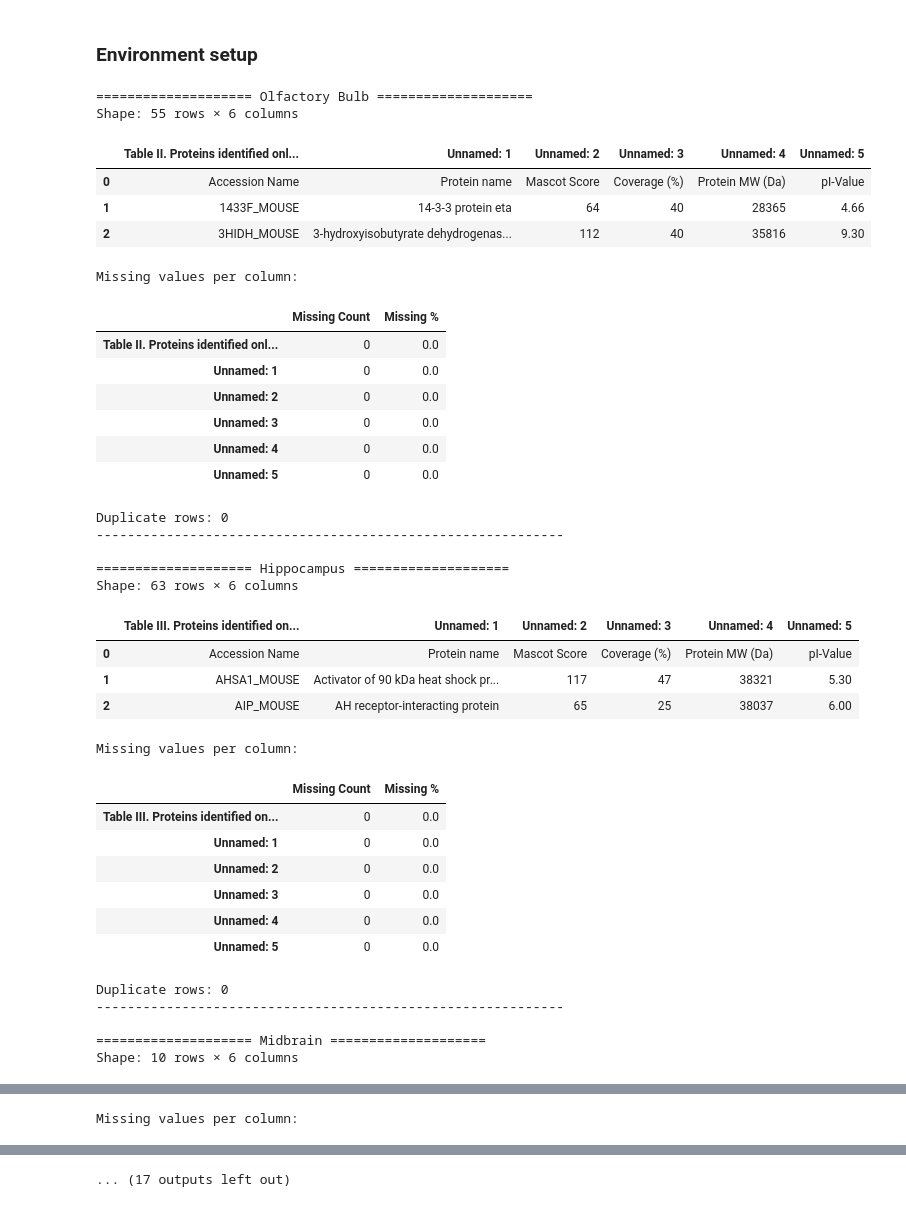
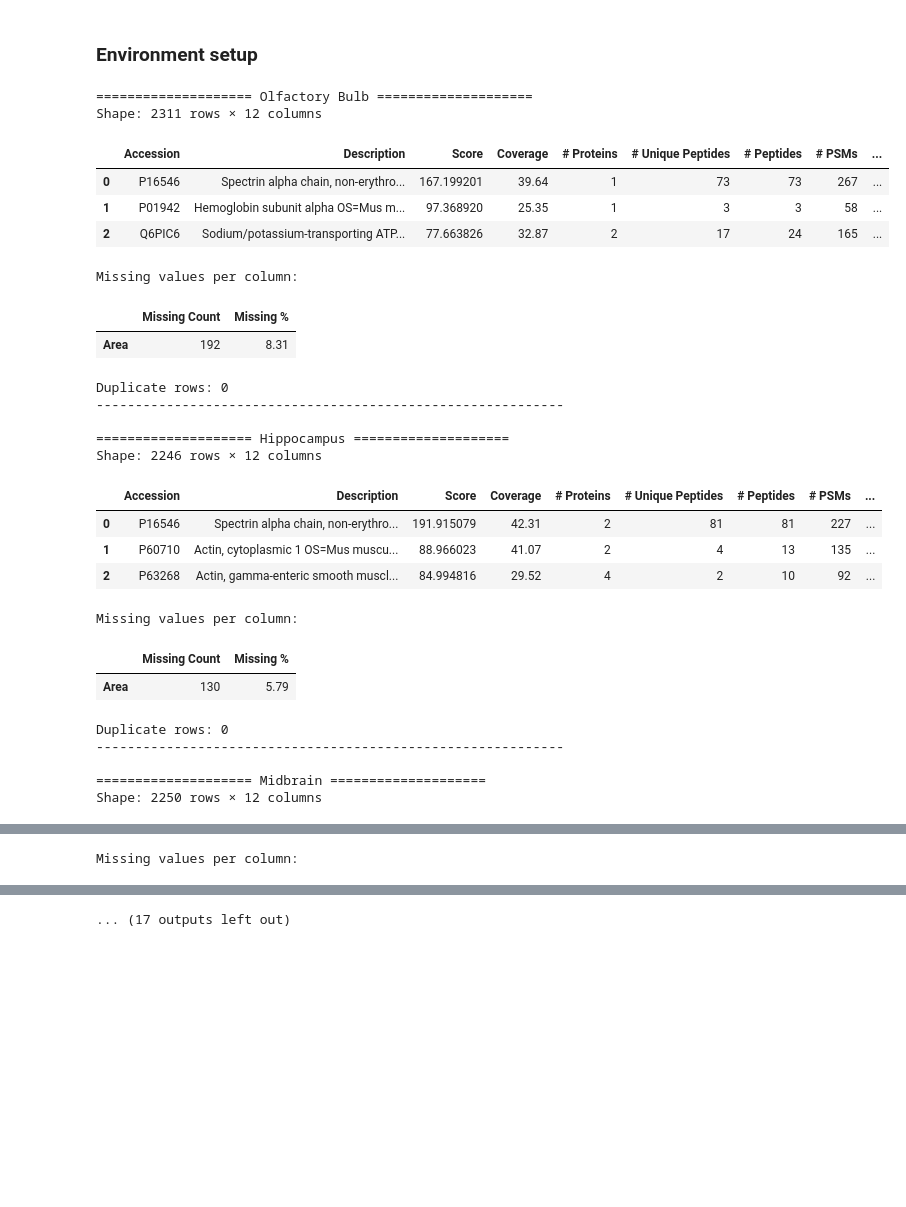
Before and after one commit to ikotsov/proteomic-analysis, a Jupyter notebook: notebooks/data_exploration.ipynb, the cells around one changed output, grey strips where cells are left out. Drawn from its saved outputs; the diff is of its cells as text; code cells hidden in the pictures; blank space fills up the shorter version.

Commit message:
Refactor notebook for Korovesi data

```diff
--- a/notebooks/data_exploration.ipynb
+++ b/notebooks/data_exploration.ipynb
@@ -425,13 +408,13 @@ korovesi_file_paths = [
     KOROVESI_MEDULLA_PATH, KOROVESI_CEREBELLUM_PATH, KOROVESI_HYPPOTHALAMUS_PATH, KOROVESI_CORTEX_PATH
 ]
 # %%
-kor_df_ob = pd.read_excel(TARASLIA_OLFACTORY_BULB_PATH)
-kor_df_hc = pd.read_excel(TARASLIA_HIPPOCAMPUS_PATH)
-kor_df_mb = pd.read_excel(TARASLIA_MIDBRAIN_PATH)
-kor_df_md = pd.read_excel(TARASLIA_MEDULLA_PATH)
-kor_df_cb = pd.read_excel(TARASLIA_CEREBELLUM_PATH)
-kor_df_ht = pd.read_excel(TARASLIA_HYPPOTHALAMUS_PATH)
-kor_df_cc = pd.read_excel(TARASLIA_CORTEX_PATH)
+kor_df_ob = pd.read_excel(KOROVESI_OLFACTORY_BULB_PATH)
+kor_df_hc = pd.read_excel(KOROVESI_HIPPOCAMPUS_PATH)
+kor_df_mb = pd.read_excel(KOROVESI_MIDBRAIN_PATH)
+kor_df_md = pd.read_excel(KOROVESI_MEDULLA_PATH)
+kor_df_cb = pd.read_excel(KOROVESI_CEREBELLUM_PATH)
+kor_df_ht = pd.read_excel(KOROVESI_HYPPOTHALAMUS_PATH)
+kor_df_cc = pd.read_excel(KOROVESI_CORTEX_PATH)
 
 korovesi_dfs_dict = {
     "Olfactory Bulb": kor_df_ob,
@@ -443,63 +426,31 @@ korovesi_dfs_dict = {
     "Cerebral Cortex": kor_df_cc
 }
 # %%
-for title, df in korovesi_dfs_dict.items():
-    print(f"\n{'='*20} {title} {'='*20}")
-
-    print(f"Shape: {df.shape[0]} rows × {df.shape[1]} columns")
-
-    # Show only first 3 rows for a quick look
-    display(df.head(3))
-
-    # Compute missing values
-    missing_counts = df.isnull().sum()
-    missing_percent = (df.isnull().mean() * 100).round(2)
-
-    # Compute duplicates
-    duplicate_count = df.duplicated().sum()
-
-    print("\nMissing values per column:")
-    display(pd.DataFrame({
-        "Missing Count": missing_counts,
-        "Missing %": missing_percent
-    }))
-
-    print(f"Duplicate rows: {duplicate_count}")
-    print("-" * 60)
+inspect_datasets(korovesi_dfs_dict)
 # %% [output]
 ==================== Olfactory Bulb ====================
-Shape: 55 rows × 6 columns
+Shape: 2311 rows × 12 columns
-|  | Table II. Proteins identified onl... | Unnamed: 1 | Unnamed: 2 | Unnamed: 3 | Unnamed: 4 | Unnamed: 5 |
-| 0 | Accession Name | Protein name | Mascot Score | Coverage (%) | Protein MW (Da) | pI-Value |
-| 1 | 1433F_MOUSE | 14-3-3 protein eta | 64 | 40 | 28365 | 4.66 |
-| 2 | 3HIDH_MOUSE | 3-hydroxyisobutyrate dehydrogenas... | 112 | 40 | 35816 | 9.30 |
+|  | Accession | Description | Score | Coverage | # Proteins | # Unique Peptides | # Peptides | # PSMs | ... |
+| 0 | P16546 | Spectrin alpha chain, non-erythro... | 167.199201 | 39.64 | 1 | 73 | 73 | 267 | ... |
+| 1 | P01942 | Hemoglobin subunit alpha OS=Mus m... | 97.368920 | 25.35 | 1 | 3 | 3 | 58 | ... |
+| 2 | Q6PIC6 | Sodium/potassium-transporting ATP... | 77.663826 | 32.87 | 2 | 17 | 24 | 165 | ... |
 Missing values per column:
 |  | Missing Count | Missing % |
-| Table II. Proteins identified onl... | 0 | 0.0 |
-| Unnamed: 1 | 0 | 0.0 |
-| Unnamed: 2 | 0 | 0.0 |
-| Unnamed: 3 | 0 | 0.0 |
-| Unnamed: 4 | 0 | 0.0 |
-| Unnamed: 5 | 0 | 0.0 |
+| Area | 192 | 8.31 |
 Duplicate rows: 0
 ------------------------------------------------------------
 
 ==================== Hippocampus ====================
-Shape: 63 rows × 6 columns
+Shape: 2246 rows × 12 columns
-|  | Table III. Proteins identified on... | Unnamed: 1 | Unnamed: 2 | Unnamed: 3 | Unnamed: 4 | Unnamed: 5 |
-| 0 | Accession Name | Protein name | Mascot Score | Coverage (%) | Protein MW (Da) | pI-Value |
-| 1 | AHSA1_MOUSE | Activator of 90 kDa heat shock pr... | 117 | 47 | 38321 | 5.30 |
-| 2 | AIP_MOUSE | AH receptor-interacting protein | 65 | 25 | 38037 | 6.00 |
+|  | Accession | Description | Score | Coverage | # Proteins | # Unique Peptides | # Peptides | # PSMs | ... |
+| 0 | P16546 | Spectrin alpha chain, non-erythro... | 191.915079 | 42.31 | 2 | 81 | 81 | 227 | ... |
+| 1 | P60710 | Actin, cytoplasmic 1 OS=Mus muscu... | 88.966023 | 41.07 | 2 | 4 | 13 | 135 | ... |
+| 2 | P63268 | Actin, gamma-enteric smooth muscl... | 84.994816 | 29.52 | 4 | 2 | 10 | 92 | ... |
 Missing values per column:
 |  | Missing Count | Missing % |
-| Table III. Proteins identified on... | 0 | 0.0 |
-| Unnamed: 1 | 0 | 0.0 |
-| Unnamed: 2 | 0 | 0.0 |
-| Unnamed: 3 | 0 | 0.0 |
-| Unnamed: 4 | 0 | 0.0 |
-| Unnamed: 5 | 0 | 0.0 |
+| Area | 130 | 5.79 |
 Duplicate rows: 0
 ------------------------------------------------------------
 
 ==================== Midbrain ====================
-Shape: 10 rows × 6 columns
+Shape: 2250 rows × 12 columns
```
Also changed, not shown: parts of 4 cells of this notebook.
